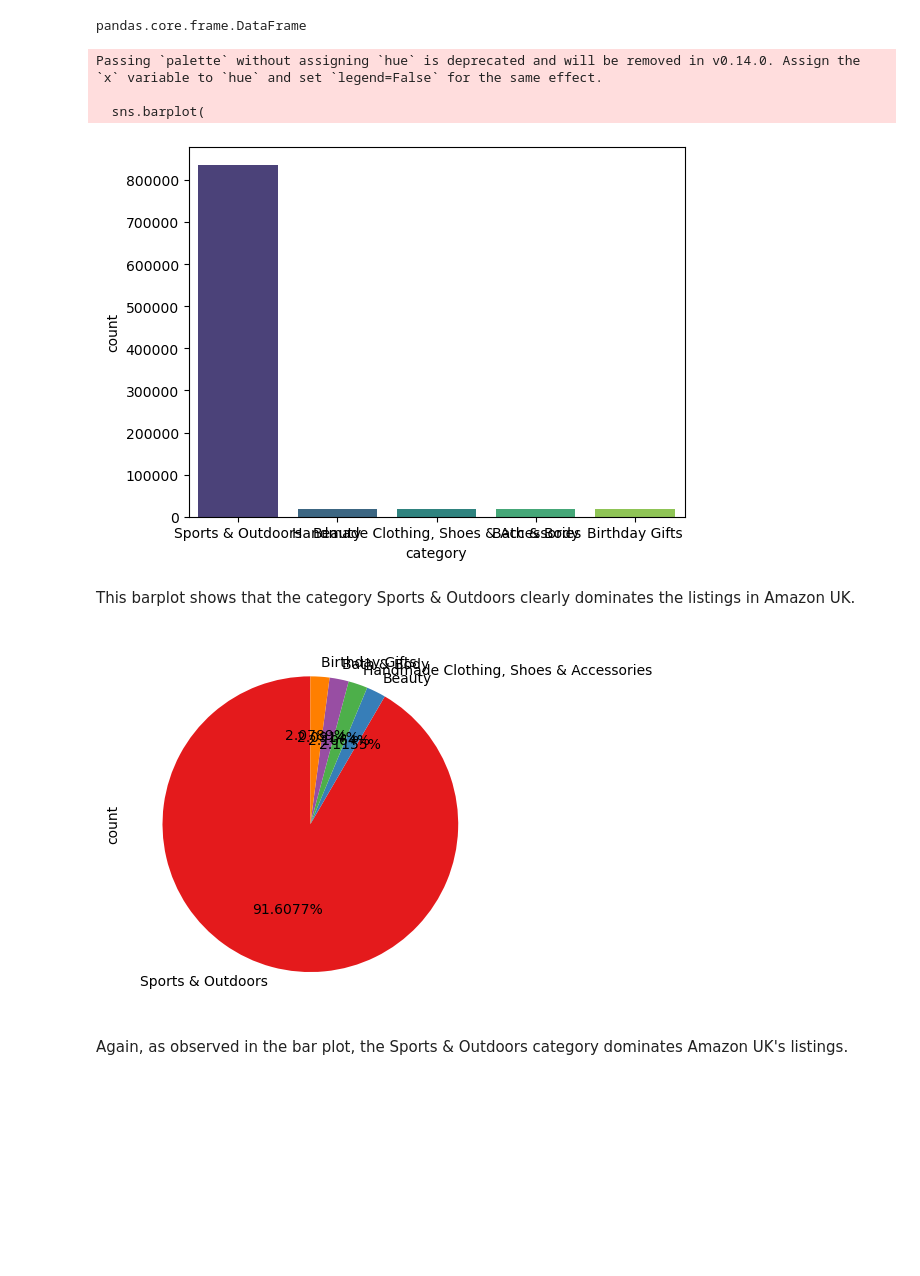
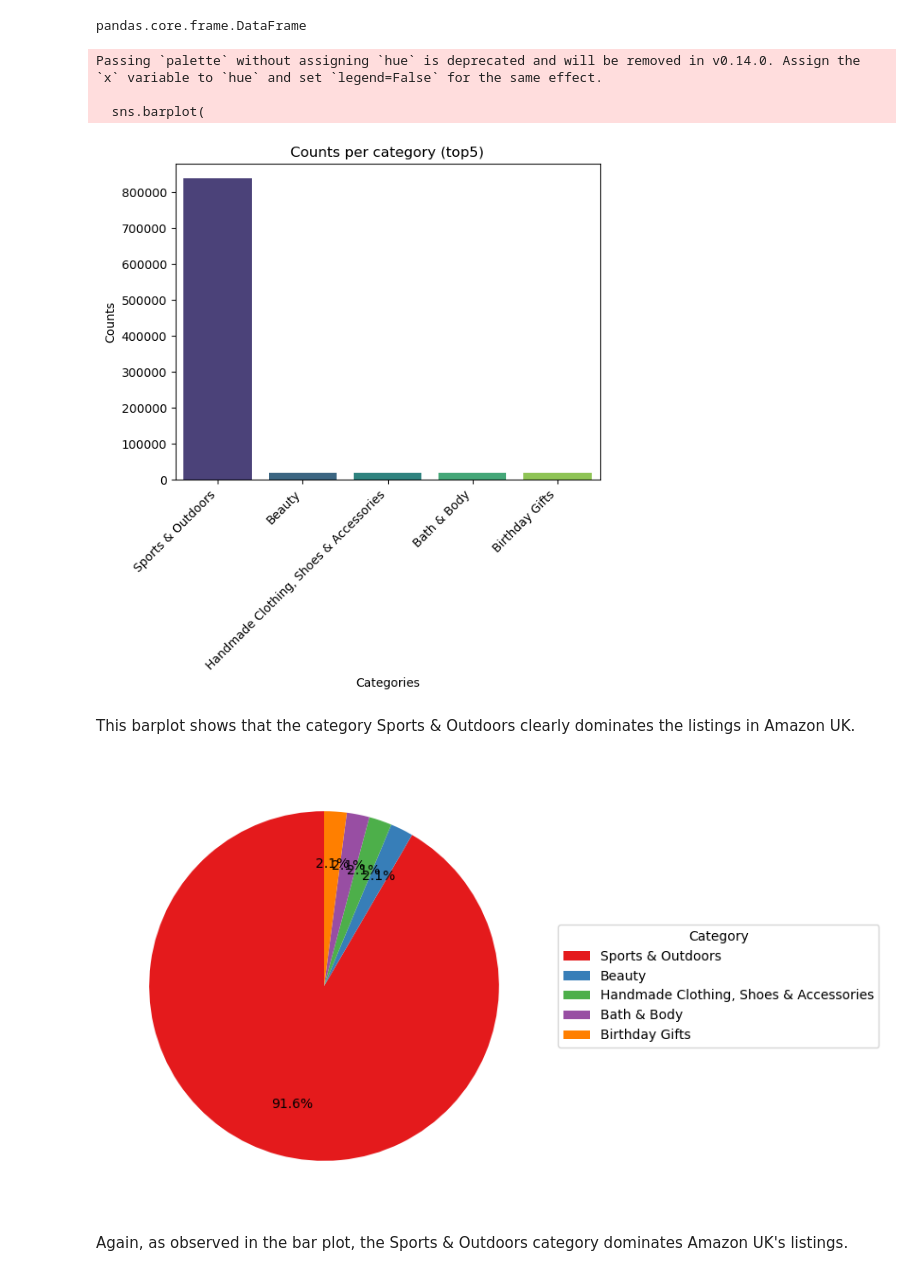
Before and after one commit to brunojrg/lab-eda-univariate, a Jupyter notebook: main.ipynb, the cells around one changed output. Drawn from its saved outputs; the diff is of its cells as text; code cells hidden in the pictures; blank space fills up the shorter version.

```diff
--- a/main.ipynb
+++ b/main.ipynb
@@ -152,24 +153,36 @@ pandas.core.frame.DataFrame
 # %%
 sns.barplot(
     x="category",
     y='count',
     data=df2,
     palette='viridis',
     legend=True,
 )
+plt.xlabel("Categories")
+plt.ylabel("Counts")
+plt.title("Counts per category (top5)")
+plt.xticks(rotation=45, ha='right')
 plt.show()
 # %% [output]
 Passing `palette` without assigning `hue` is deprecated and will be removed in v0.14.0. Assign the `x` variable to `hue` and set `legend=False` for the same effect.
 
   sns.barplot(
-[figure, old version]
+[figure, new version]
 # %% [markdown]
 This barplot shows that the category Sports & Outdoors clearly dominates the listings in Amazon UK.
 # %%
-top_5_category.plot.pie(autopct='%1.4f%%' ,startangle=90, colors=sns.color_palette('Set1'))
+fig, ax = plt.subplots(figsize=(9, 6))
+top_5_category.plot.pie(autopct='%1.1f%%' ,startangle=90, colors=sns.color_palette('Set1'), labels=None, pctdistance=0.7, textprops={"fontsize":10}, ax=ax)
+ax.set_ylabel('')
+ax.legend(
+    top_5_category.index,
+    title='Category',
+    loc='center left',
+    bbox_to_anchor=(1.02, 0.5)
+)
 plt.show()
 # %% [output]
-[figure, old version]
+[figure, new version]
 # %% [markdown]
 Again, as observed in the bar plot, the Sports & Outdoors category dominates Amazon UK's listings.
 # %% [markdown]
```
Also changed, not shown: parts of 14 cells of this notebook.
